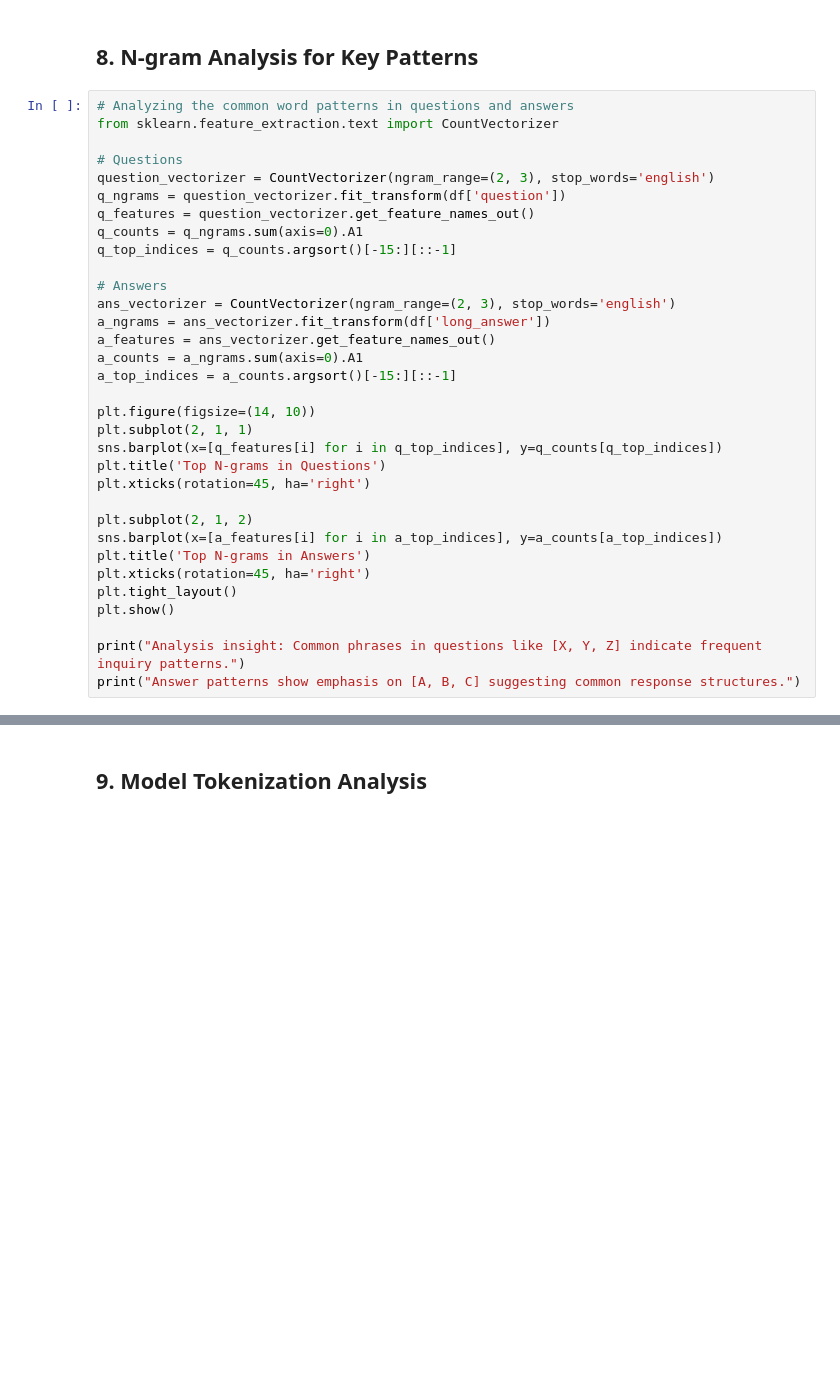
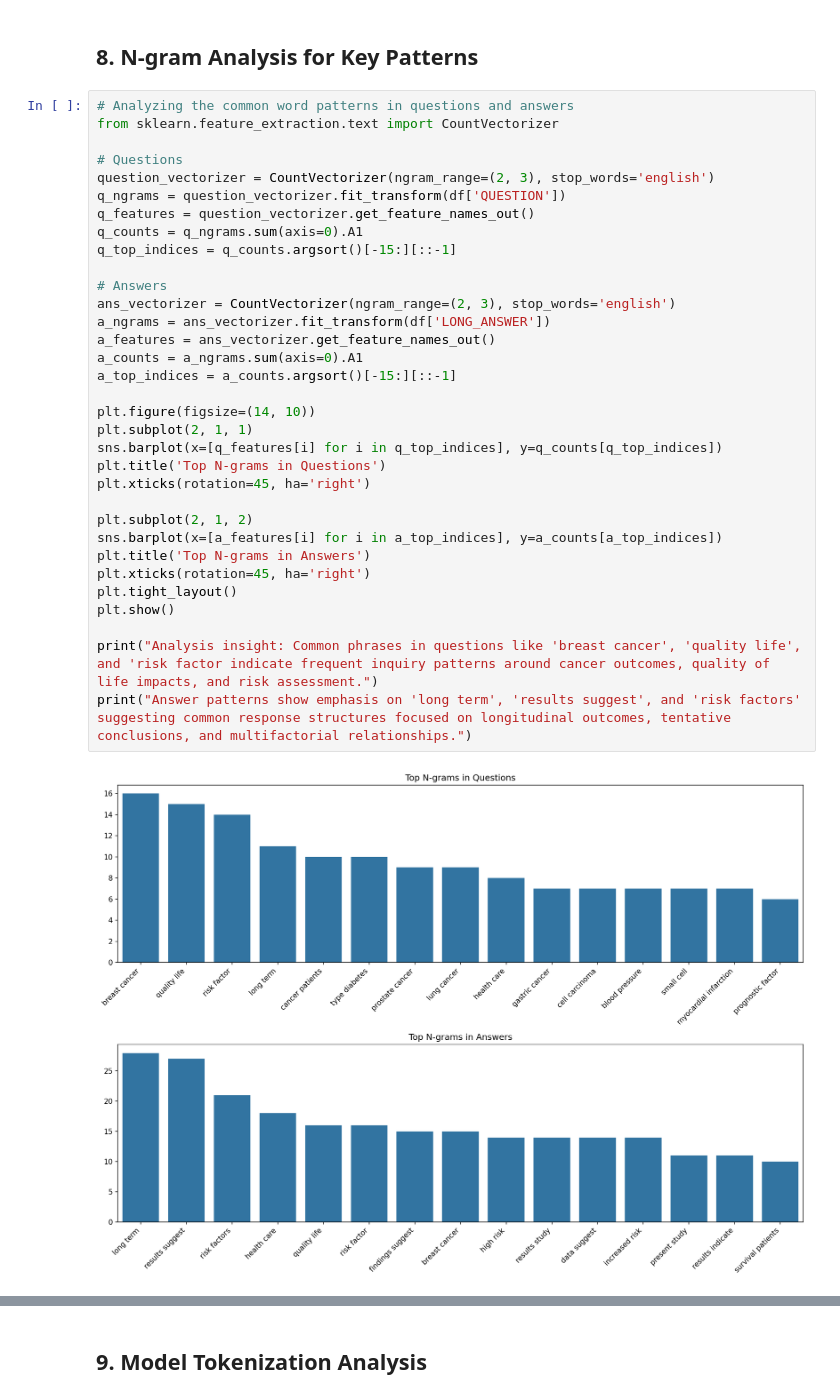
Before and after one commit to CassandraMaldonado/LLM_Healthcare, a Jupyter notebook: EDA.ipynb, the cells around one changed output, grey strips where cells are left out. Drawn from its saved outputs; the diff is of its cells as text; blank space fills up the shorter version.

```diff
--- a/EDA.ipynb
+++ b/EDA.ipynb
@@ -745,33 +745,35 @@ the essential information needed to address the specific question, rather than s
 # %%
 # Analyzing the common word patterns in questions and answers
 from sklearn.feature_extraction.text import CountVectorizer
 
 # Questions
 question_vectorizer = CountVectorizer(ngram_range=(2, 3), stop_words='english')
-q_ngrams = question_vectorizer.fit_transform(df['question'])
+q_ngrams = question_vectorizer.fit_transform(df['QUESTION'])
 q_features = question_vectorizer.get_feature_names_out()
 q_counts = q_ngrams.sum(axis=0).A1
 q_top_indices = q_counts.argsort()[-15:][::-1]
 
 # Answers
 ans_vectorizer = CountVectorizer(ngram_range=(2, 3), stop_words='english')
-a_ngrams = ans_vectorizer.fit_transform(df['long_answer'])
+a_ngrams = ans_vectorizer.fit_transform(df['LONG_ANSWER'])
 a_features = ans_vectorizer.get_feature_names_out()
 a_counts = a_ngrams.sum(axis=0).A1
 a_top_indices = a_counts.argsort()[-15:][::-1]
 
 plt.figure(figsize=(14, 10))
 plt.subplot(2, 1, 1)
 sns.barplot(x=[q_features[i] for i in q_top_indices], y=q_counts[q_top_indices])
 plt.title('Top N-grams in Questions')
 plt.xticks(rotation=45, ha='right')
 
 plt.subplot(2, 1, 2)
 sns.barplot(x=[a_features[i] for i in a_top_indices], y=a_counts[a_top_indices])
 plt.title('Top N-grams in Answers')
 plt.xticks(rotation=45, ha='right')
 plt.tight_layout()
 plt.show()
 
-print("Analysis insight: Common phrases in questions like [X, Y, Z] indicate frequent inquiry patterns.")
-print("Answer patterns show emphasis on [A, B, C] suggesting common response structures.")
+print("Analysis insight: Common phrases in questions like 'breast cancer', 'quality life', and 'risk factor indicate frequent inquiry patterns around cancer outcomes, quality of life impacts, and risk assessment.")
+print("Answer patterns show emphasis on 'long term', 'results suggest', and 'risk factors' suggesting common response structures focused on longitudinal outcomes, tentative conclusions, and multifactorial relationships.")
+# %% [output]
+[figure, added]
```
Also changed, not shown: parts of 5 cells of this notebook.
